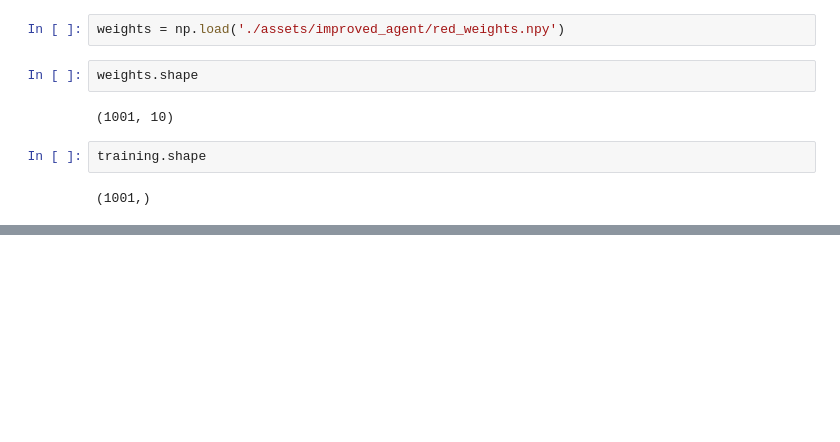
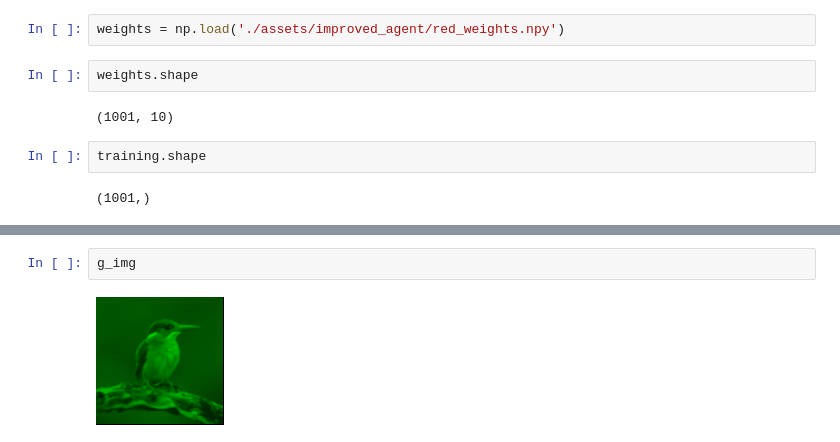
Before and after one commit to alayshahh/Colorization, a Jupyter notebook: Untitled.ipynb, the cells around one changed output, grey strips where cells are left out. Drawn from its saved outputs; the diff is of its cells as text; blank space fills up the shorter version.

```diff
--- a/Untitled.ipynb
+++ b/Untitled.ipynb
@@ -50,0 +81,4 @@ training.shape
+# %%
+g_img
+# %% [output]
+[figure, added]
```
Also changed, not shown: parts of 13 cells of this notebook, 17 other files.
